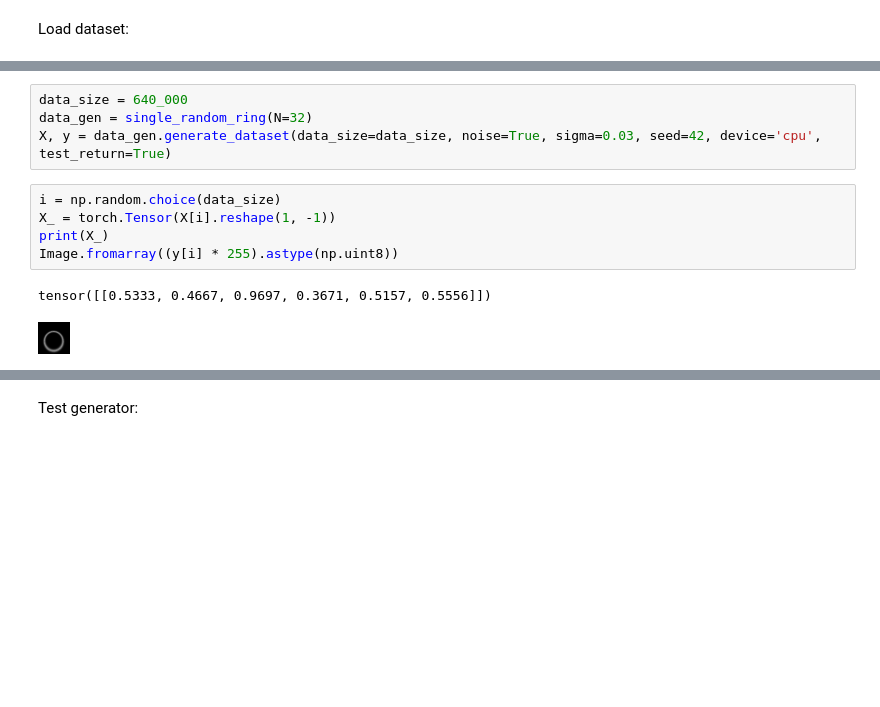
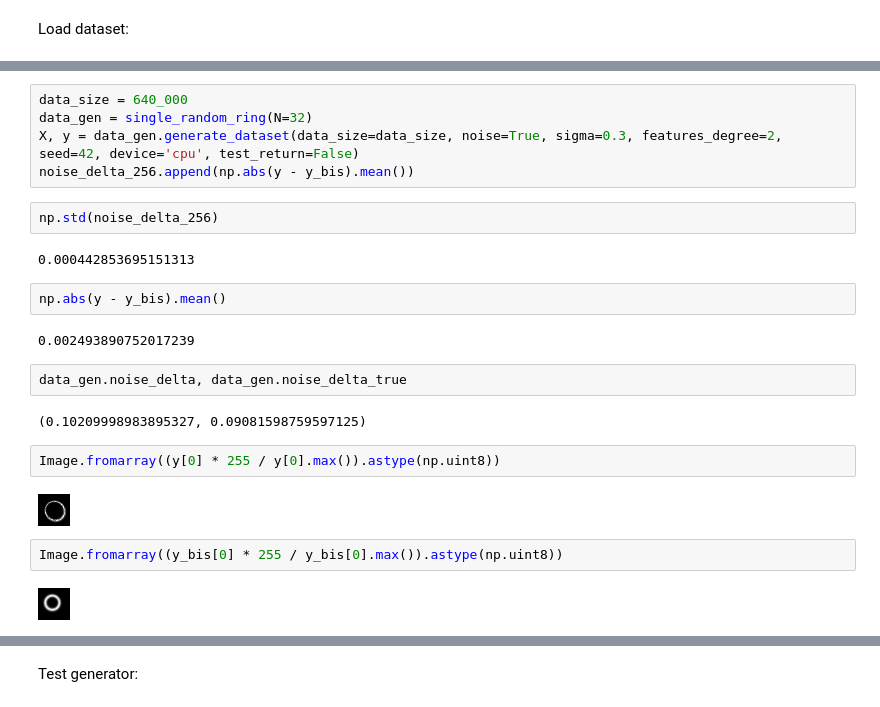
Before and after one commit to Bloomistell/DGBaN, a Jupyter notebook: test_model.ipynb, the cells around one changed output, grey strips where cells are left out. Drawn from its saved outputs; the diff is of its cells as text; blank space fills up the shorter version.

```diff
--- a/test_model.ipynb
+++ b/test_model.ipynb
@@ -26,12 +26,25 @@ Load dataset:
 # %%
 data_size = 640_000
 data_gen = single_random_ring(N=32)
-X, y = data_gen.generate_dataset(data_size=data_size, noise=True, sigma=0.03, seed=42, device='cpu', test_return=True)
+X, y = data_gen.generate_dataset(data_size=data_size, noise=True, sigma=0.3, features_degree=2, seed=42, device='cpu', test_return=False)
+noise_delta_256.append(np.abs(y - y_bis).mean())
-# %%
-i = np.random.choice(data_size)
-X_ = torch.Tensor(X[i].reshape(1, -1))
-print(X_)
-Image.fromarray((y[i] * 255).astype(np.uint8))
-# %% [output]
-tensor([[0.5333, 0.4667, 0.9697, 0.3671, 0.5157, 0.5556]])
-[figure, removed]
+# %%
+np.std(noise_delta_256)
+# %% [output]
+0.000442853695151313
+# %%
+np.abs(y - y_bis).mean()
+# %% [output]
+0.002493890752017239
+# %%
+data_gen.noise_delta, data_gen.noise_delta_true
+# %% [output]
+(0.10209998983895327, 0.09081598759597125)
+# %%
+Image.fromarray((y[0] * 255 / y[0].max()).astype(np.uint8))
+# %% [output]
+[figure, added]
+# %%
+Image.fromarray((y_bis[0] * 255 / y_bis[0].max()).astype(np.uint8))
+# %% [output]
+[figure, added]
```
Also changed, not shown: parts of 14 cells of this notebook, 5 other files.
